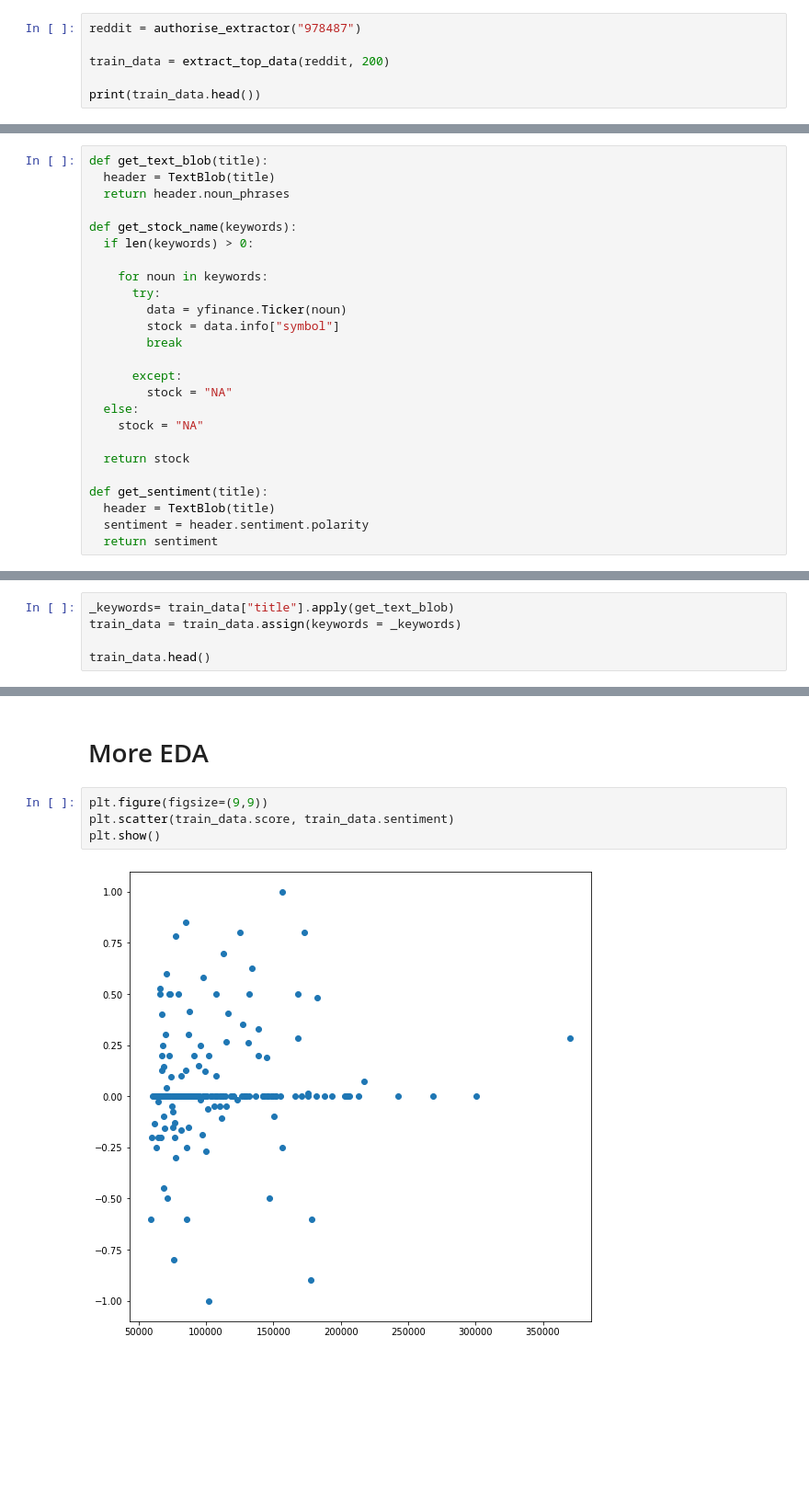
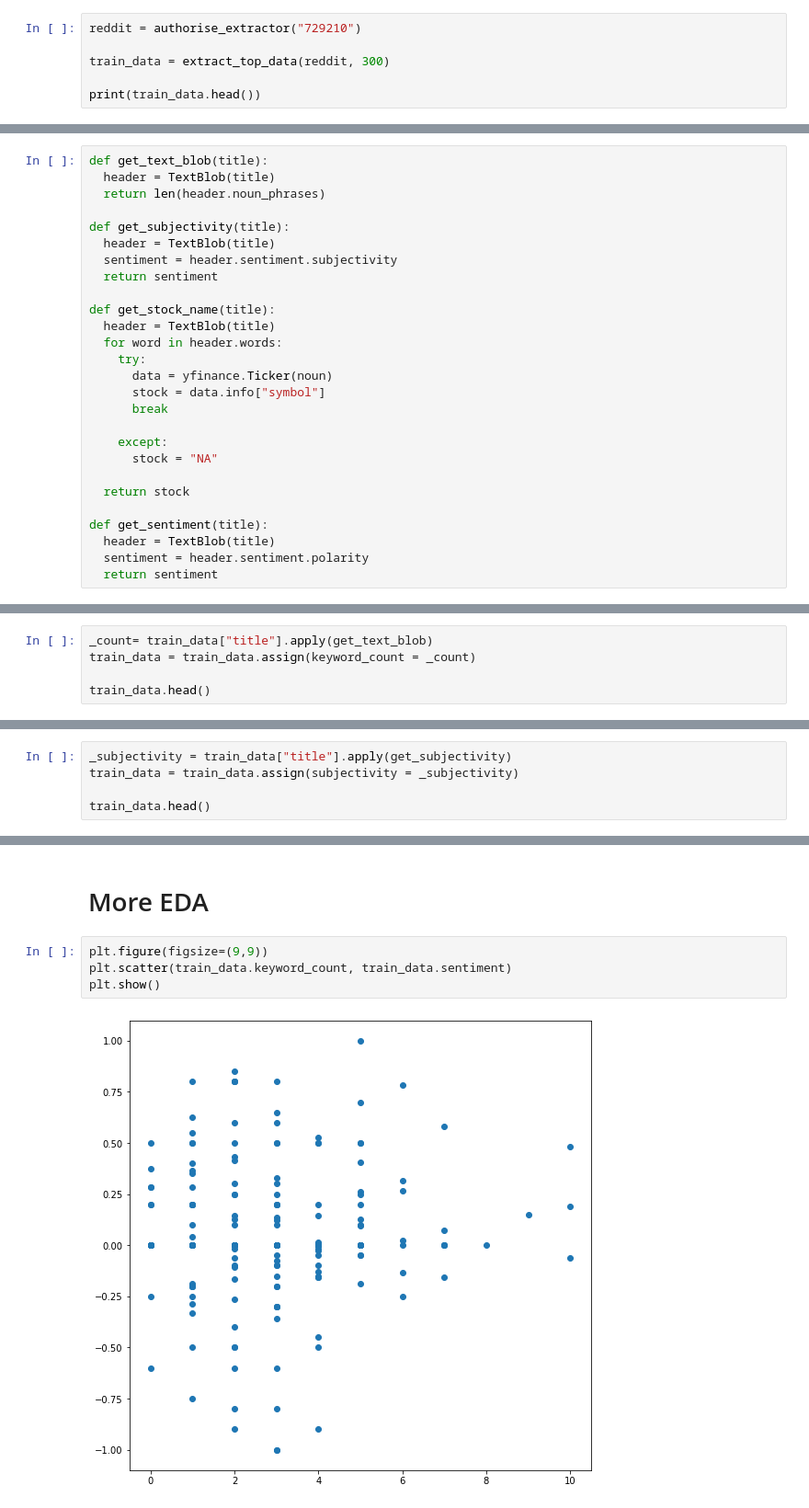
Before and after one commit to malcolmrite-dsi/WSB_Stock_Screener, a Jupyter notebook: Reddit_Stock_Scanner.ipynb, the cells around one changed output, grey strips where cells are left out. Shown: that part at 92% size. Saved outputs shown, nothing was run; the diff lists cells and outputs as text; blank space fills up the shorter version.

Commit message:
Created More Graphs with the Engineered Data

```diff
--- a/Reddit_Stock_Scanner.ipynb
+++ b/Reddit_Stock_Scanner.ipynb
@@ -105,9 +111,9 @@ def extract_top_data(self, posts):
 # %% [markdown]
 ## Officially Getting the Data
 # %%
-reddit = authorise_extractor("978487")
+reddit = authorise_extractor("729210")
 
-train_data = extract_top_data(reddit, 200)
+train_data = extract_top_data(reddit, 300)
 
 print(train_data.head())
 # %% [output]
@@ -218,21 +231,23 @@ True
 # %%
 def get_text_blob(title):
   header = TextBlob(title)
-  return header.noun_phrases
+  return len(header.noun_phrases)
 
-def get_stock_name(keywords):
-  if len(keywords) > 0:
+def get_subjectivity(title):
+  header = TextBlob(title)
+  sentiment = header.sentiment.subjectivity
+  return sentiment
 
-    for noun in keywords:
-      try:
-        data = yfinance.Ticker(noun)
-        stock = data.info["symbol"]
-        break
+def get_stock_name(title):
+  header = TextBlob(title)
+  for word in header.words:
+    try:
+      data = yfinance.Ticker(noun)
+      stock = data.info["symbol"]
+      break
 
-      except:
-        stock = "NA"
-  else:
-    stock = "NA"
+    except:
+      stock = "NA"
 
   return stock
 
@@ -265,8 +280,8 @@ For Reference: pypi.org/project/yfinance/
 # %% [markdown]
 ## Feature Engineering
 # %%
-_keywords= train_data["title"].apply(get_text_blob)
-train_data = train_data.assign(keywords = _keywords)
+_count= train_data["title"].apply(get_text_blob)
+train_data = train_data.assign(keyword_count = _count)
 
 train_data.head()
 # %% [output]
@@ -302,0 +306,5 @@ stock
+# %%
+_subjectivity = train_data["title"].apply(get_subjectivity)
+train_data = train_data.assign(subjectivity = _subjectivity)
+
+train_data.head()
@@ -304,7 +319,7 @@ stock
 # More EDA
 # %%
 plt.figure(figsize=(9,9))
-plt.scatter(train_data.score, train_data.sentiment)
+plt.scatter(train_data.keyword_count, train_data.sentiment)
 plt.show()
 # %% [output]
-[figure, old version]
+[figure, new version]
```
Also changed, not shown: parts of 17 cells of this notebook.
